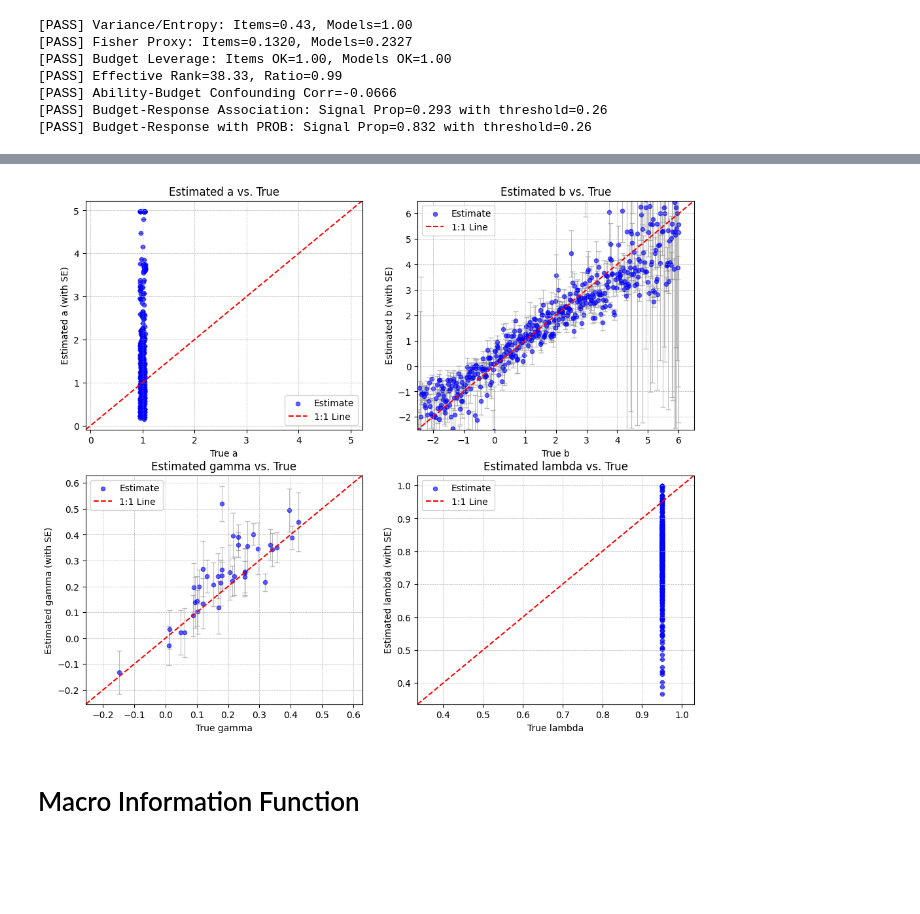
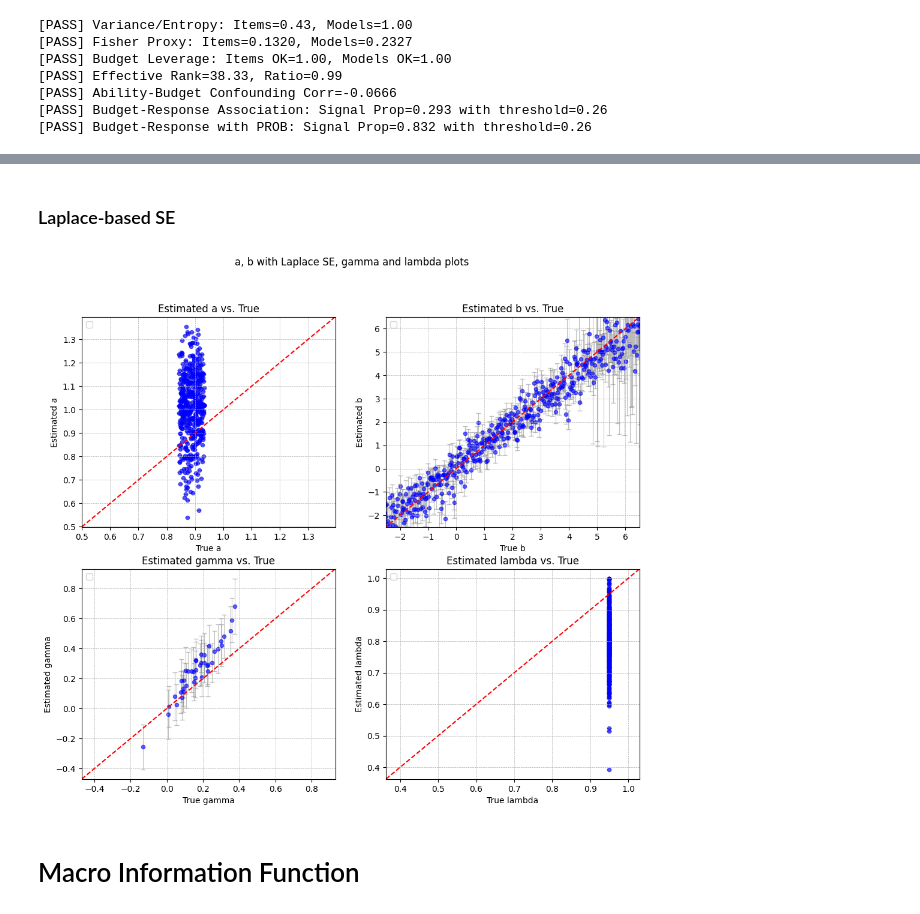
Before and after one commit to ratthachat/reasoning-aware-irt, a Jupyter notebook: notebooks/toy.ipynb, the cells around one changed output, grey strips where cells are left out. Saved outputs shown, nothing was run; the diff lists cells and outputs as text; code cells hidden in the pictures; blank space fills up the shorter version.

```diff
--- a/notebooks/toy.ipynb
+++ b/notebooks/toy.ipynb
@@ -119,7 +145,7 @@ from reasoning_aware_irt.gem import ReasoningAware3PLCalibrator
 data = CalibrationData(Y_ij=toy_data["Y_ij"], B_ij=toy_data["B_ij"], c_i=toy_data["c_i_true"])
 cfg = CalibrationConfig(
     gh_nodes=100, max_iter=200, verbose=True,
-    ridge_lambda=10.0, ridge_gamma=10.0
+    ridge_lambda=10.0, ridge_gamma=10.0, ridge_a=5.0
 )
 
 calibrator = ReasoningAware3PLCalibrator(cfg)
@@ -230,18 +247,28 @@ plot_parameter_scatter_with_se(axes[3], new_b, b_proxy_transform, None, "simple
+# %% [markdown]
+### Laplace-based SE
 # %%
 from reasoning_aware_irt.gem import compute_laplace_ses
 ses = compute_laplace_ses(
         fit_results, data,
         blocks=("a","b","lambda","gamma"),
-        ridges={"ridge_a":1e-3,"ridge_b":1e-3,"ridge_lambda":1e-5,"ridge_gamma":1e-5},
+        ridges={"ridge_a":5,"ridge_b":1e-3,"ridge_lambda":10,"ridge_gamma":10},
     )
 # %%
+# VARIOUS other Info
 fig, axes = plt.subplots(2, 2, figsize=(12, 10))
+fig.suptitle('a, b with Laplace SE, gamma and lambda plots')
 axes = axes.flatten() # Flatten the 2D array of axes for easy iteration
 
-plot_parameter_scatter_with_se(axes[0], toy_data["a_i_true"], fit_results.a_i, None, "a") # ses["a_laplace_se"] is v.large
-plot_parameter_scatter_with_se(axes[1], toy_data["b_i_true"], fit_results.b_i, ses["b_laplace_se"], "b", min_lim = -2.5, max_lim=6.5)
-plot_parameter_scatter_with_se(axes[2], toy_data["gamma_j_true"], fit_results.gamma_j, fit_results.gamma_bracket_half_tau, "gamma")
+plot_parameter_scatter_with_se(axes[0], new_a, fit_results.a_i, None, "a") # ses["a_laplace_se"] is v.large
+plot_parameter_scatter_with_se(axes[1], new_b, fit_results.b_i, ses["b_laplace_se"], "b", min_lim = -2.5, max_lim=6.5,)
+plot_parameter_scatter_with_se(axes[2], new_gamma, fit_results.gamma_j, fit_results.gamma_bracket_half_tau, "gamma")
+
+# original a, b, gamma BEFORE re-location/scale
+# plot_parameter_scatter_with_se(axes[0], toy_data["a_i_true"], fit_results.a_i, None, "a") # ses["a_laplace_se"] is v.large
+# plot_parameter_scatter_with_se(axes[1], toy_data["b_i_true"], fit_results.b_i, ses["b_laplace_se"], "b", min_lim = -2.5, max_lim=6.5)
+# plot_parameter_scatter_with_se(axes[2], toy_data["gamma_j_true"], fit_results.gamma_j, fit_results.gamma_bracket_half_tau, "gamma")
 # plot_parameter_scatter_with_se(axes[2], toy_data["gamma_j_true"], fit_results.gamma_j, ses["gamma_laplace_se"], "gamma")
+
 plot_parameter_scatter_with_se(axes[3], toy_data["lambda_i_true"], fit_results.lambda_i, None, "lambda")
 # %% [output]
-[figure, old version]
+[figure, new version]
```
Also changed, not shown: parts of 13 cells of this notebook, 1 other file.
